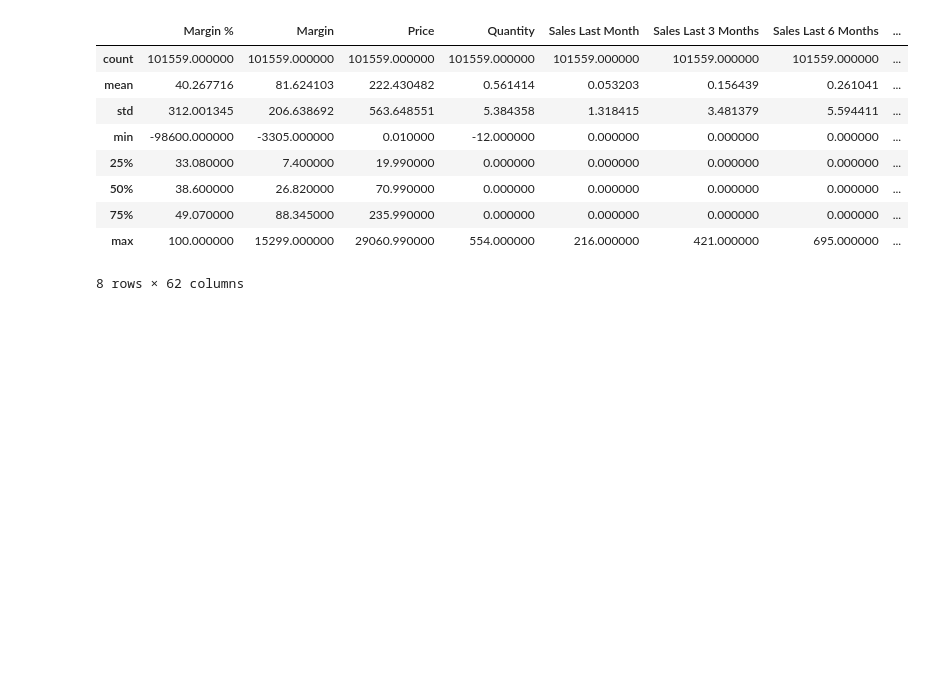
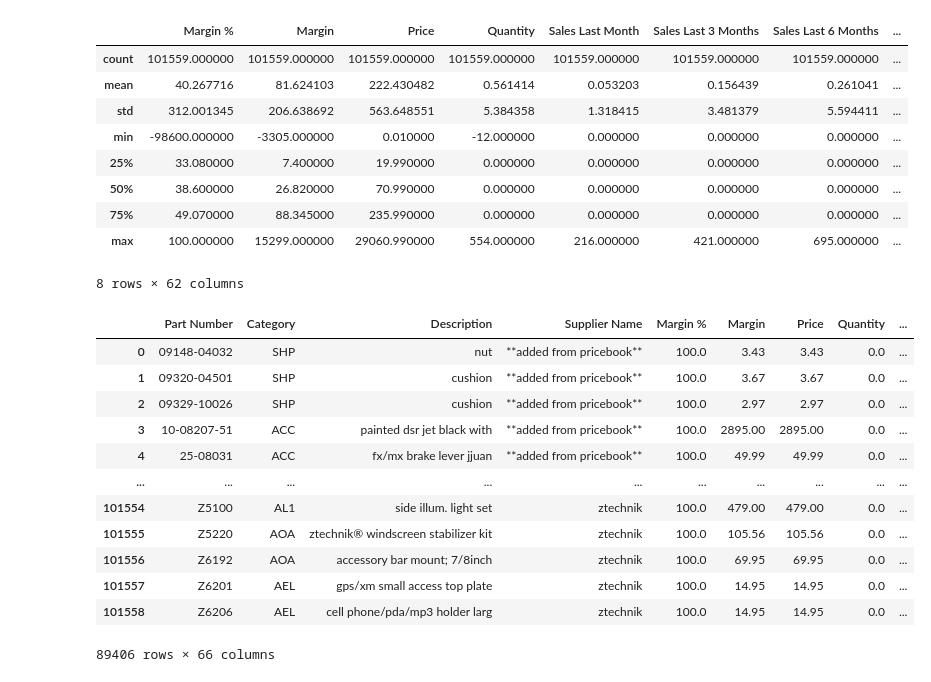
Before and after one commit to skyler22wilson/final_project, a Jupyter notebook: notebooks/data_cleaning.ipynb, the cells around one changed output. Saved outputs shown, nothing was run; the diff lists cells and outputs as text; code cells hidden in the pictures; blank space fills up the shorter version.

```diff
--- a/notebooks/data_cleaning.ipynb
+++ b/notebooks/data_cleaning.ipynb
@@ -520,3 +520,26 @@ mask = parts_data['Total Cost'] == 0.00
 parts_data['Margin'] = np.where(mask, parts_data['Price'], parts_data['Margin'])
 
 parts_data['Margin %'] = (parts_data['Margin'] / parts_data['Price']) * 100
+# %%
+#merged supplier column and added turnover
+parts_data = pd.read_csv('/Users/skylerwilson/Desktop/Lighthouse_Labs/Projects/final_project/data/Project_Data/cleaned_parts_data.csv')
+
+parts_data = parts_data.drop(columns=['Unnamed: 0'])
+
+parts_data.drop_duplicates(subset=['Part Number'], inplace=True)
+
+parts_data
+# %% [output]
+|  | Part Number | Category | Description | Supplier Name | Margin % | Margin | Price | Quantity | ... |
+| 0 | 09148-04032 | SHP | nut | **added from pricebook** | 100.0 | 3.43 | 3.43 | 0.0 | ... |
+| 1 | 09320-04501 | SHP | cushion | **added from pricebook** | 100.0 | 3.67 | 3.67 | 0.0 | ... |
+| 2 | 09329-10026 | SHP | cushion | **added from pricebook** | 100.0 | 2.97 | 2.97 | 0.0 | ... |
+| 3 | 10-08207-51 | ACC | painted dsr jet black with | **added from pricebook** | 100.0 | 2895.00 | 2895.00 | 0.0 | ... |
+| 4 | 25-08031 | ACC | fx/mx brake lever jjuan | **added from pricebook** | 100.0 | 49.99 | 49.99 | 0.0 | ... |
+| ... | ... | ... | ... | ... | ... | ... | ... | ... | ... |
+| 101554 | Z5100 | AL1 | side illum. light set | ztechnik | 100.0 | 479.00 | 479.00 | 0.0 | ... |
+| 101555 | Z5220 | AOA | ztechnik® windscreen stabilizer kit | ztechnik | 100.0 | 105.56 | 105.56 | 0.0 | ... |
+| 101556 | Z6192 | AOA | accessory bar mount; 7/8inch | ztechnik | 100.0 | 69.95 | 69.95 | 0.0 | ... |
+| 101557 | Z6201 | AEL | gps/xm small access top plate | ztechnik | 100.0 | 14.95 | 14.95 | 0.0 | ... |
+| 101558 | Z6206 | AEL | cell phone/pda/mp3 holder larg | ztechnik | 100.0 | 14.95 | 14.95 | 0.0 | ... |
+89406 rows × 66 columns
```
Also changed, not shown: parts of 8 cells of this notebook, 6 other files.
